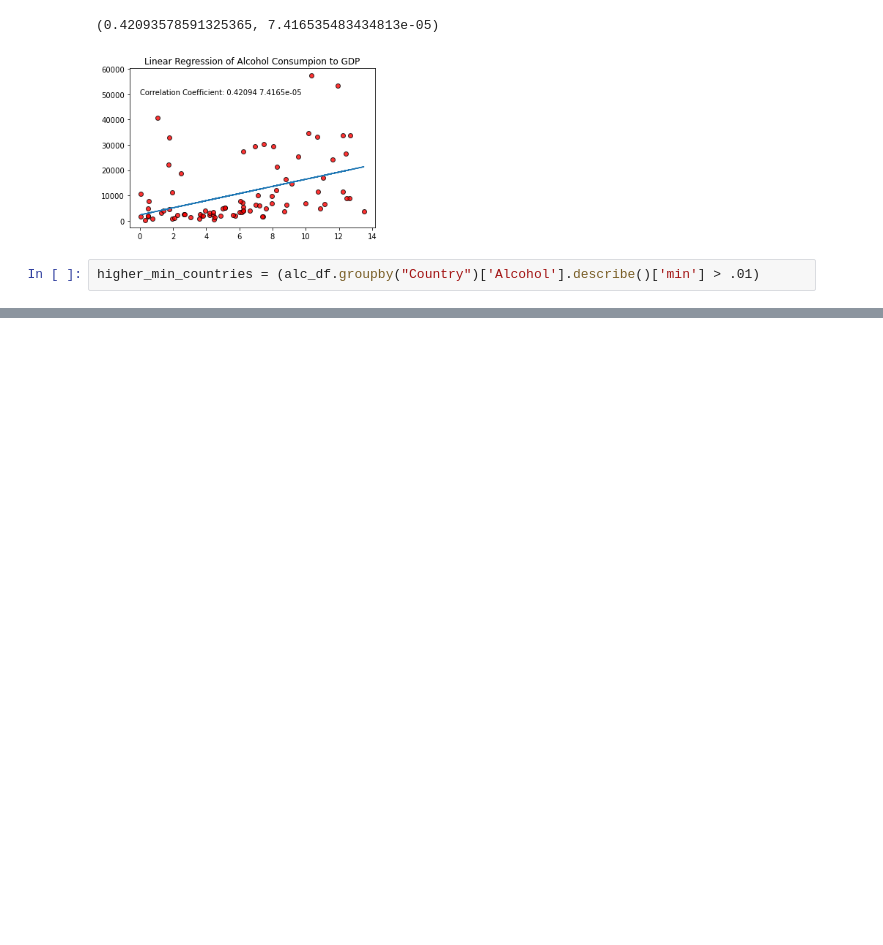
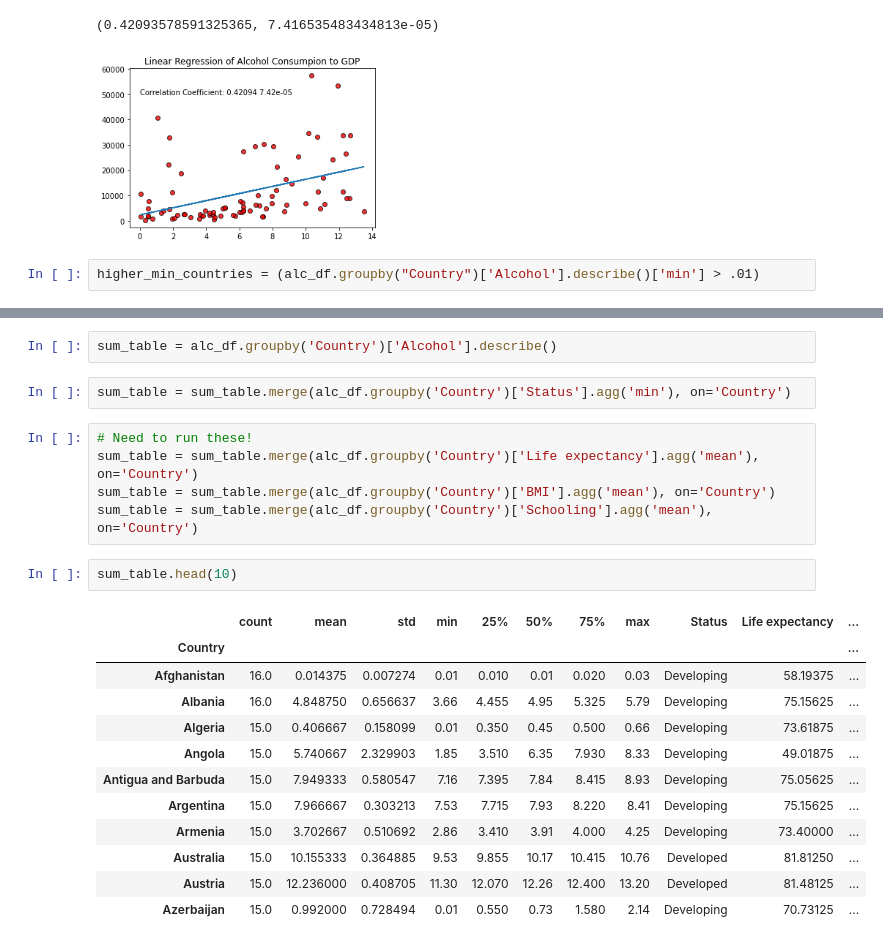
Before and after one commit to joshuadroid/tiger_team_project, a Jupyter notebook: joshfile.ipynb, the cells around one changed output, grey strips where cells are left out. Cells and saved outputs as stored; diff of their text form; blank space fills up the shorter version.

```diff
--- a/joshfile.ipynb
+++ b/joshfile.ipynb
@@ -343,0 +360,24 @@ higher_min_countries = (alc_df.groupby("Country")['Alcohol'].describe()['min'] >
+# %%
+sum_table = alc_df.groupby('Country')['Alcohol'].describe()
+# %%
+sum_table = sum_table.merge(alc_df.groupby('Country')['Status'].agg('min'), on='Country')
+# %%
+# Need to run these!
+sum_table = sum_table.merge(alc_df.groupby('Country')['Life expectancy'].agg('mean'), on='Country')
+sum_table = sum_table.merge(alc_df.groupby('Country')['BMI'].agg('mean'), on='Country')
+sum_table = sum_table.merge(alc_df.groupby('Country')['Schooling'].agg('mean'), on='Country')
+# %%
+sum_table.head(10)
+# %% [output]
+|  | count | mean | std | min | 25% | 50% | 75% | max | Status | Life expectancy | ... |
+| Country |  |  |  |  |  |  |  |  |  |  | ... |
+| Afghanistan | 16.0 | 0.014375 | 0.007274 | 0.01 | 0.010 | 0.01 | 0.020 | 0.03 | Developing | 58.19375 | ... |
+| Albania | 16.0 | 4.848750 | 0.656637 | 3.66 | 4.455 | 4.95 | 5.325 | 5.79 | Developing | 75.15625 | ... |
+| Algeria | 15.0 | 0.406667 | 0.158099 | 0.01 | 0.350 | 0.45 | 0.500 | 0.66 | Developing | 73.61875 | ... |
+| Angola | 15.0 | 5.740667 | 2.329903 | 1.85 | 3.510 | 6.35 | 7.930 | 8.33 | Developing | 49.01875 | ... |
+| Antigua and Barbuda | 15.0 | 7.949333 | 0.580547 | 7.16 | 7.395 | 7.84 | 8.415 | 8.93 | Developing | 75.05625 | ... |
+| Argentina | 15.0 | 7.966667 | 0.303213 | 7.53 | 7.715 | 7.93 | 8.220 | 8.41 | Developing | 75.15625 | ... |
+| Armenia | 15.0 | 3.702667 | 0.510692 | 2.86 | 3.410 | 3.91 | 4.000 | 4.25 | Developing | 73.40000 | ... |
+| Australia | 15.0 | 10.155333 | 0.364885 | 9.53 | 9.855 | 10.17 | 10.415 | 10.76 | Developed | 81.81250 | ... |
+| Austria | 15.0 | 12.236000 | 0.408705 | 11.30 | 12.070 | 12.26 | 12.400 | 13.20 | Developed | 81.48125 | ... |
+| Azerbaijan | 15.0 | 0.992000 | 0.728494 | 0.01 | 0.550 | 0.73 | 1.580 | 2.14 | Developing | 70.73125 | ... |
```
Also changed, not shown: parts of 13 cells of this notebook.
